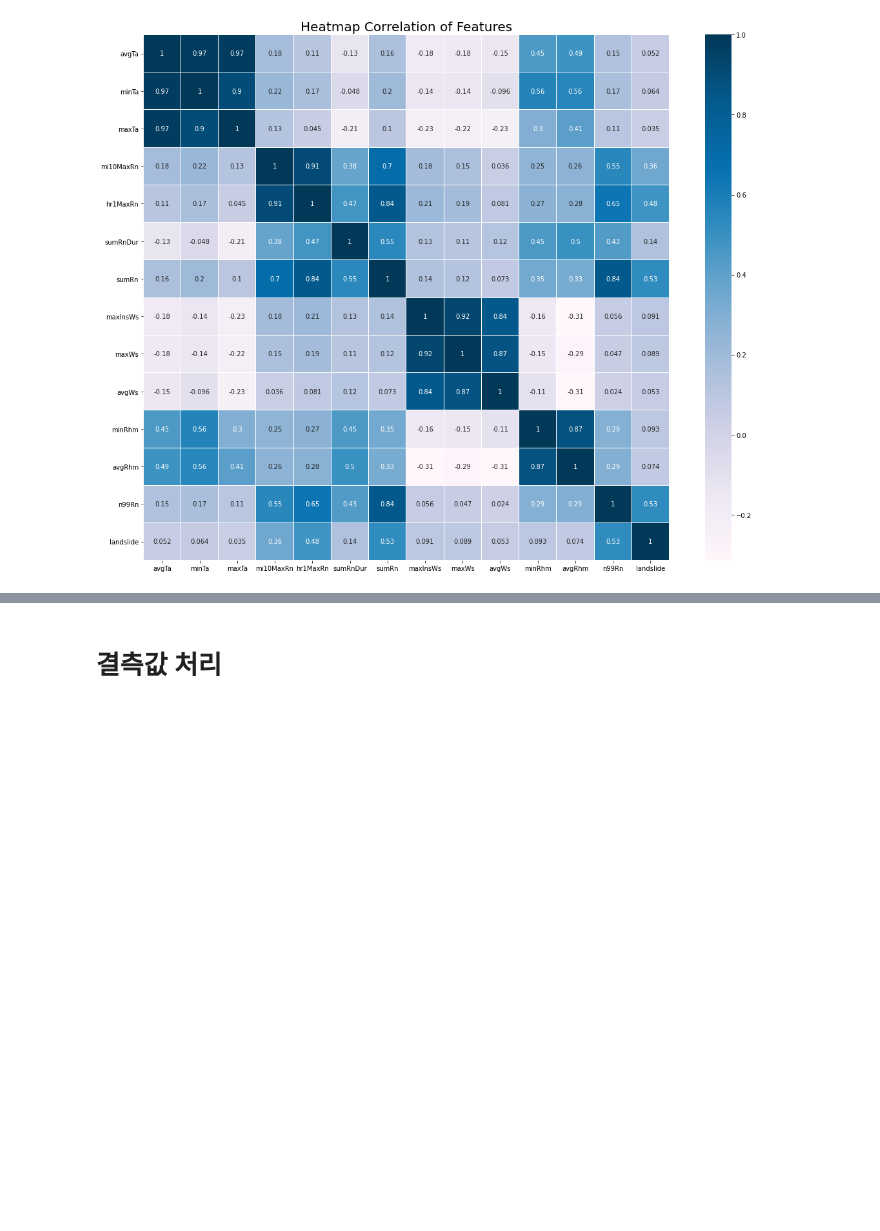
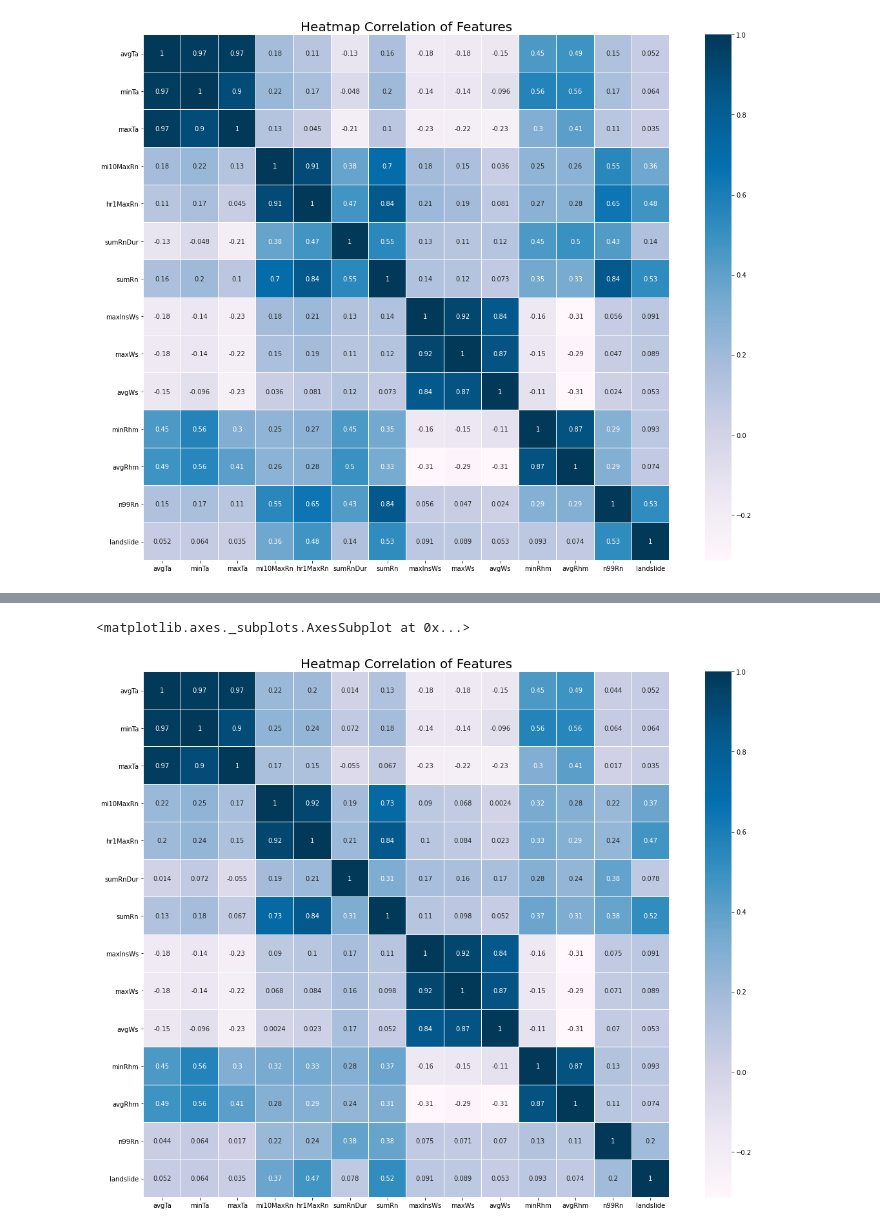
Before and after one commit to wonkwonlee/landslide-prediction-modeling, a Jupyter notebook: ASOS_heatmap.ipynb, the cells around one changed output, grey strips where cells are left out. Drawn from its saved outputs; the diff is of its cells as text; code cells hidden in the pictures; blank space fills up the shorter version.

```diff
--- a/ASOS_heatmap.ipynb
+++ b/ASOS_heatmap.ipynb
@@ -355,0 +375,3 @@ sns.heatmap(heatmap_refined.astype(float).corr(), linewidths = 0.1, vmax = 1.0,
+# %%
+df_refined[['mi10MaxRn','hr1MaxRn','sumRnDur','sumRn','n99Rn']] = df_refined[['mi10MaxRn','hr1MaxRn','sumRnDur','sumRn','n99Rn']].fillna(0)
+df_refined
@@ -356 +392,15 @@ sns.heatmap(heatmap_refined.astype(float).corr(), linewidths = 0.1, vmax = 1.0,
+# %%
+heatmap_refined = df_refined[['avgTa', 'minTa', 'maxTa', 'mi10MaxRn','hr1MaxRn', 'sumRnDur',
+                              'sumRn', 'maxInsWs', 'maxWs', 'avgWs', 'minRhm','avgRhm',
+                              'n99Rn', 'landslide']]
+
+
+colormap = plt.cm.PuBu
+plt.figure(figsize=(20, 15))
+plt.title("Heatmap Correlation of Features", size = 20)
+sns.heatmap(heatmap_refined.astype(float).corr(), linewidths = 0.1, vmax = 1.0,
+            square = True, cmap = colormap, annot=True, linecolor = "white")
+# %% [output]
+<matplotlib.axes._subplots.AxesSubplot at 0x...>
+[figure, added]
 # %%
@@ -358,2 +407,0 @@ df_refined.to_csv('ASOS_temp.csv',index=False, encoding='utf-8-sig')
-# %% [markdown]
-# 결측값 처리
```
Also changed, not shown: parts of 7 cells of this notebook.
